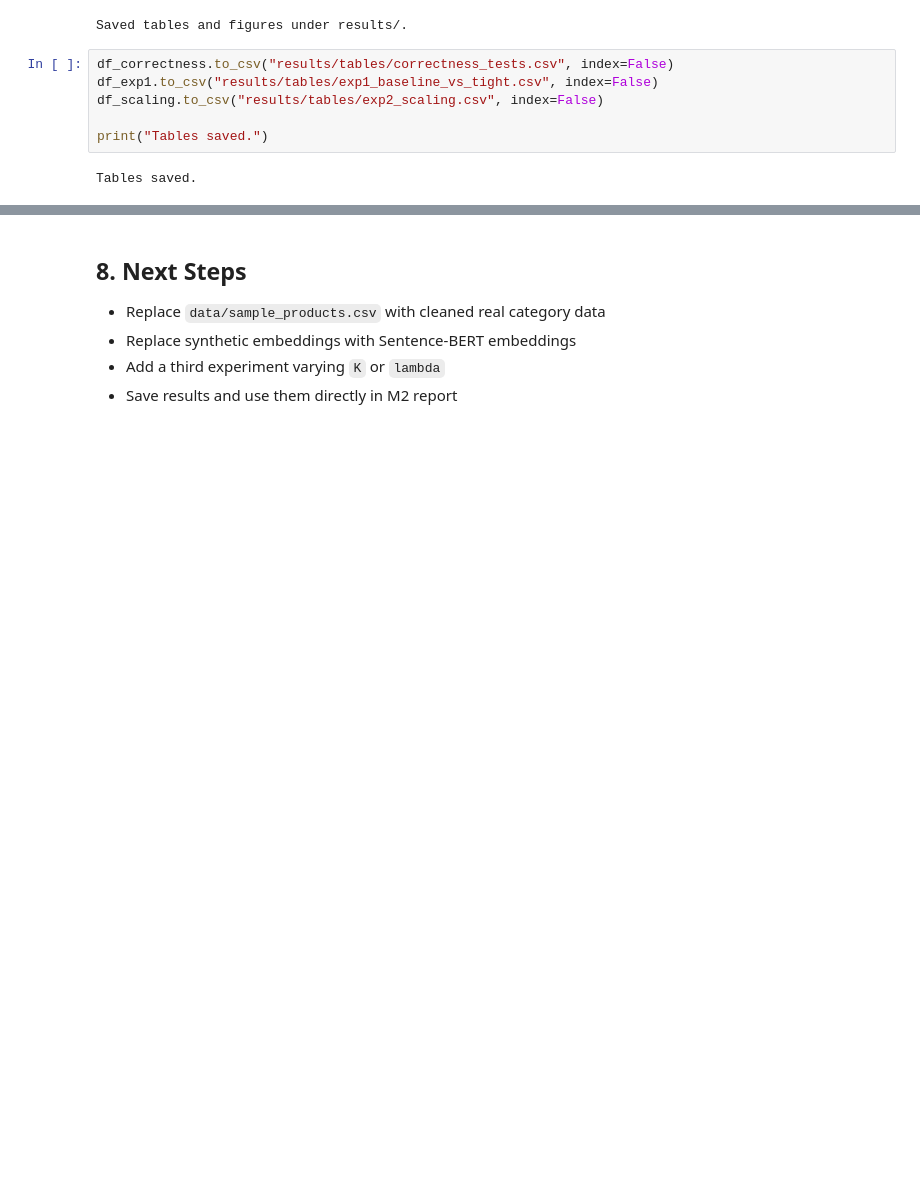
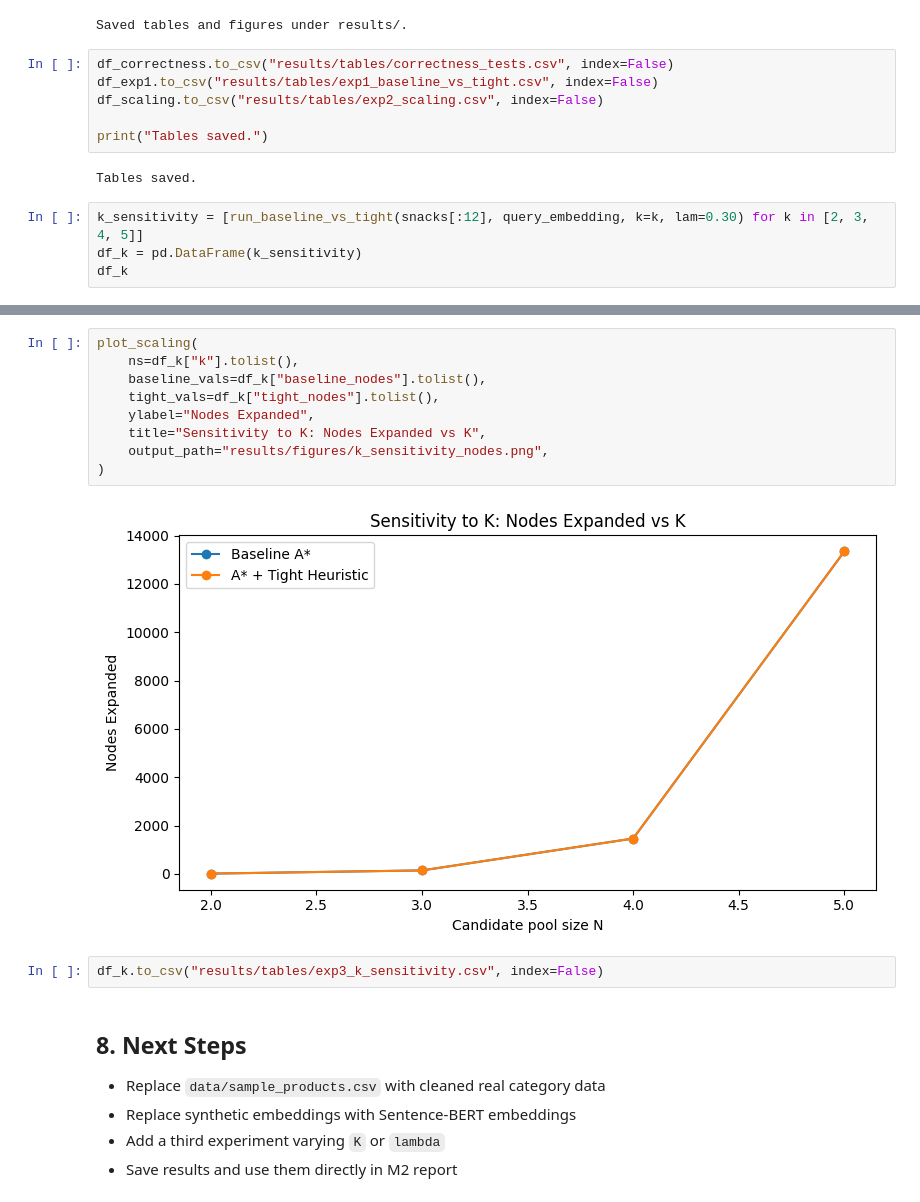
Before and after one commit to sowjanyakaranam/heuristic-product-retrieval, a Jupyter notebook: heuristic_product_retrieval/notebooks/m2_experiments.ipynb, the cells around one changed output, grey strips where cells are left out. Cells and saved outputs as stored; diff of their text form; blank space fills up the shorter version.

```diff
--- a/heuristic_product_retrieval/notebooks/m2_experiments.ipynb
+++ b/heuristic_product_retrieval/notebooks/m2_experiments.ipynb
@@ -216,3 +216,7 @@ df_scaling.to_csv("results/tables/exp2_scaling.csv", index=False)
 print("Tables saved.")
 # %% [output]
 Tables saved.
+# %%
+k_sensitivity = [run_baseline_vs_tight(snacks[:12], query_embedding, k=k, lam=0.30) for k in [2, 3, 4, 5]]
+df_k = pd.DataFrame(k_sensitivity)
+df_k
@@ -219,3 +229,16 @@ Tables saved.
+# %%
+plot_scaling(
+    ns=df_k["k"].tolist(),
+    baseline_vals=df_k["baseline_nodes"].tolist(),
+    tight_vals=df_k["tight_nodes"].tolist(),
+    ylabel="Nodes Expanded",
+    title="Sensitivity to K: Nodes Expanded vs K",
+    output_path="results/figures/k_sensitivity_nodes.png",
+)
+# %% [output]
+[figure, added]
+# %%
+df_k.to_csv("results/tables/exp3_k_sensitivity.csv", index=False)
 # %% [markdown]
 ## 8. Next Steps
 
```
Also changed, not shown: parts of 1 cell of this notebook.
